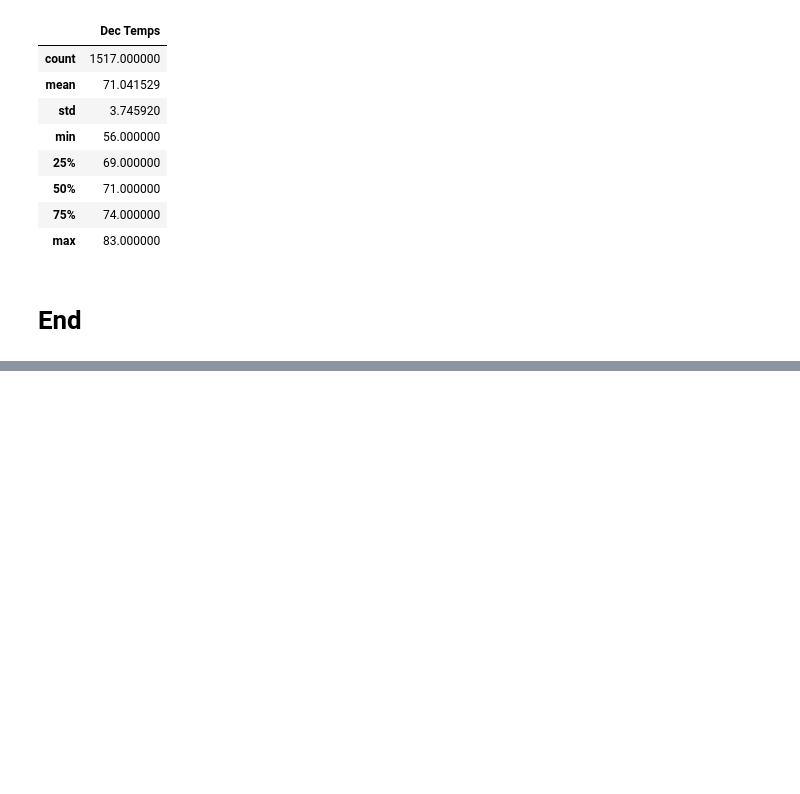
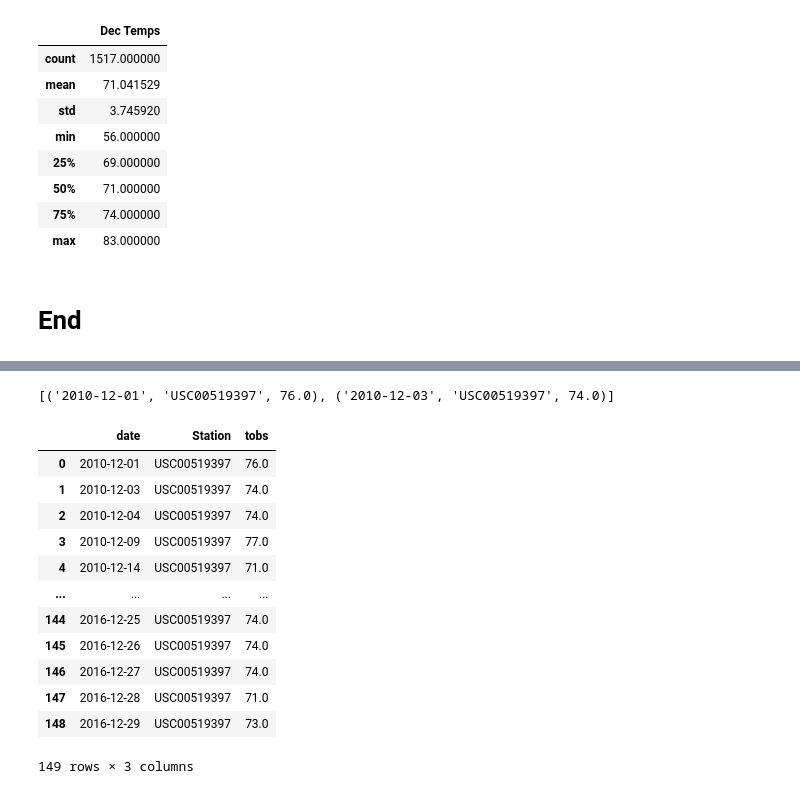
Before and after one commit to FabiolaLara/surfs_up, a Jupyter notebook: SurfsUp_Challenge.ipynb, the cells around one changed output, grey strips where cells are left out. Cells and saved outputs as stored; diff of their text form; code cells hidden in the pictures; blank space fills up the shorter version.

```diff
--- a/SurfsUp_Challenge.ipynb
+++ b/SurfsUp_Challenge.ipynb
@@ -101,0 +138,22 @@ dec_df.describe()
+# %%
+results = session.query(Measurement.date,Measurement.station,Measurement.tobs).filter(Measurement.tobs >= 70, Measurement.tobs <= 80, extract('month', Measurement.date) == 12,  Measurement.station == 'USC00519397').all()
+results[:2]
+# %% [output]
+[('2010-12-01', 'USC00519397', 76.0), ('2010-12-03', 'USC00519397', 74.0)]
+# %%
+df = pd.DataFrame(results,columns = ["date", 'Station','tobs'])
+df
+# %% [output]
+|  | date | Station | tobs |
+| 0 | 2010-12-01 | USC00519397 | 76.0 |
+| 1 | 2010-12-03 | USC00519397 | 74.0 |
+| 2 | 2010-12-04 | USC00519397 | 74.0 |
+| 3 | 2010-12-09 | USC00519397 | 77.0 |
+| 4 | 2010-12-14 | USC00519397 | 71.0 |
+| ... | ... | ... | ... |
+| 144 | 2016-12-25 | USC00519397 | 74.0 |
+| 145 | 2016-12-26 | USC00519397 | 74.0 |
+| 146 | 2016-12-27 | USC00519397 | 74.0 |
+| 147 | 2016-12-28 | USC00519397 | 71.0 |
+| 148 | 2016-12-29 | USC00519397 | 73.0 |
+149 rows × 3 columns
```
Also changed, not shown: parts of 4 cells of this notebook, 2 other files.
